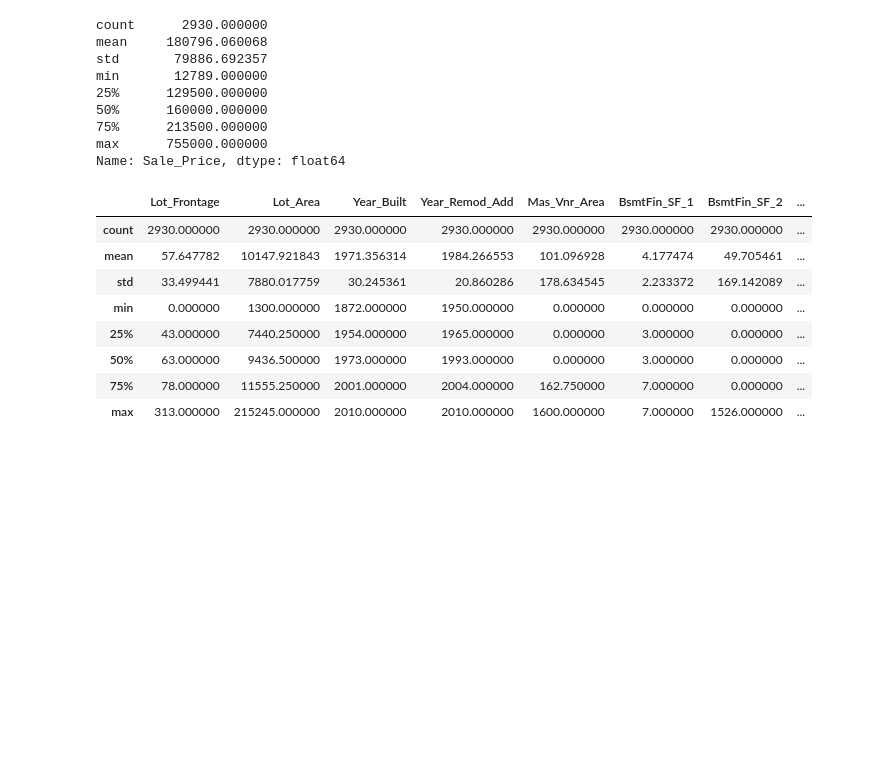
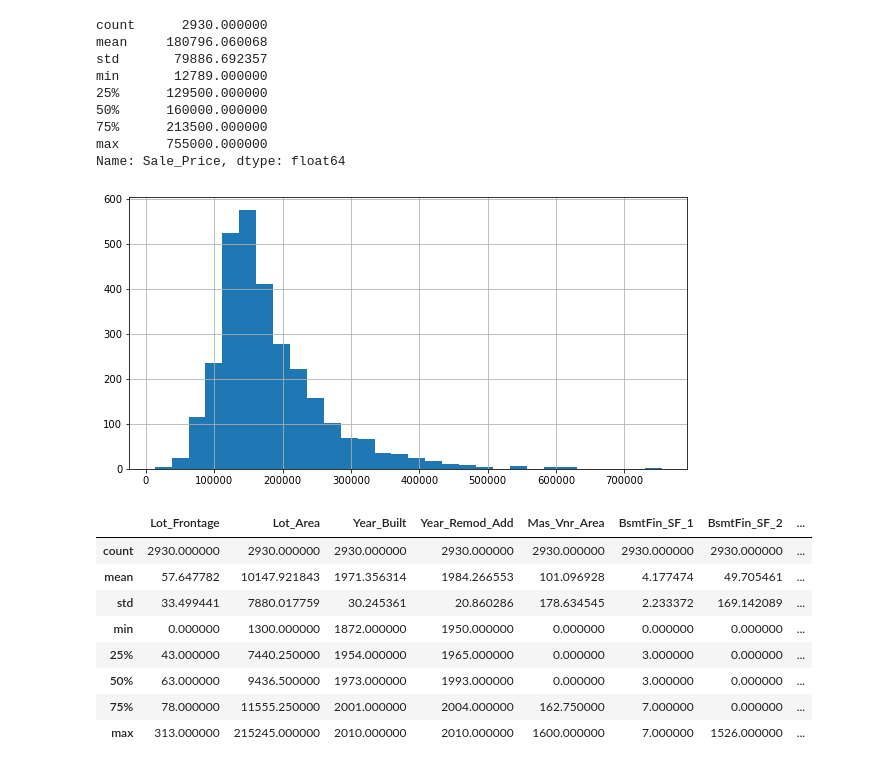
Before and after one commit to jrhorton/ames-housing-analysis, a Jupyter notebook: notebooks/eda.ipynb, the cells around one changed output. Cells and saved outputs as stored; diff of their text form; code cells hidden in the pictures; blank space fills up the shorter version.

```diff
--- a/notebooks/eda.ipynb
+++ b/notebooks/eda.ipynb
@@ -33,6 +33,10 @@ min       12789.000000
 75%      213500.000000
 max      755000.000000
 Name: Sale_Price, dtype: float64
+# %%
+target_column.hist(figsize=(10, 5), bins=30);
+# %% [output]
+[figure, added]
 # %%
 #How many features are numeric vs. categorical?
 
```
Also changed, not shown: parts of 18 cells of this notebook, 1 other file.
